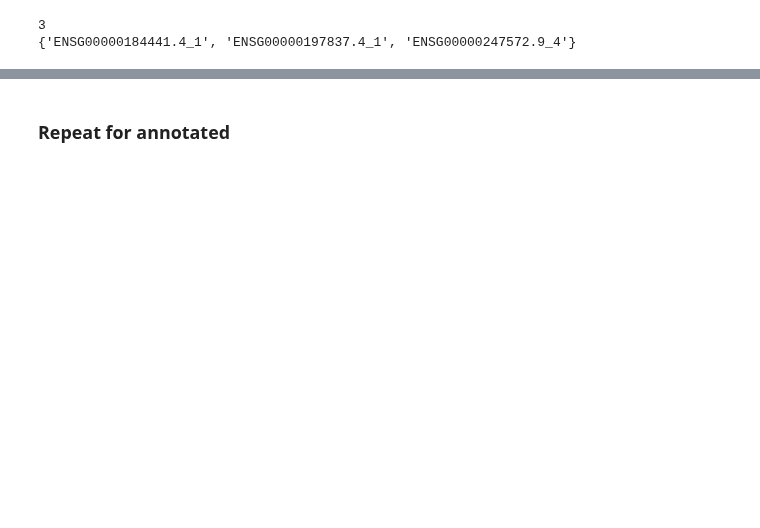
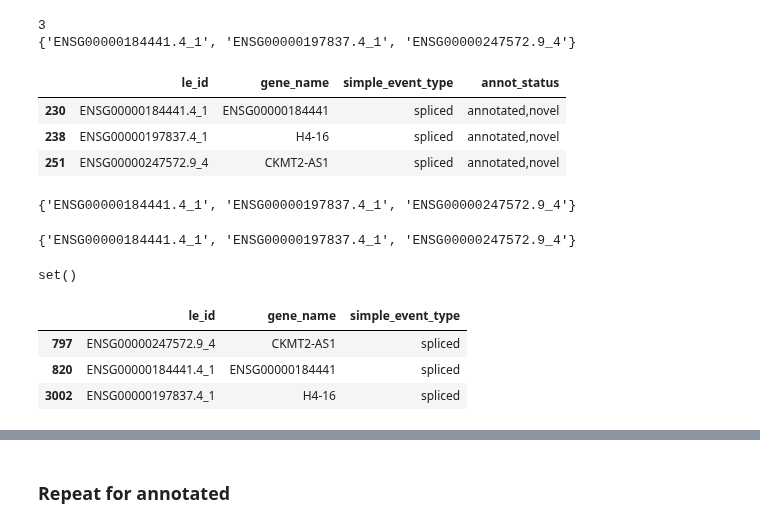
Before and after one commit to frattalab/tdp43-apa, a Jupyter notebook: motifs/notebooks/define_iclip_regions_ale.ipynb, the cells around one changed output, grey strips where cells are left out. Cells and saved outputs as stored; diff of their text form; code cells hidden in the pictures; blank space fills up the shorter version.

```diff
--- a/motifs/notebooks/define_iclip_regions_ale.ipynb
+++ b/motifs/notebooks/define_iclip_regions_ale.ipynb
@@ -154,8 +201,39 @@ Number of novel spliced intervals after selecting representative LEs - 1341
 # %%
 # see if any missing ids
-missing_cryp_spl = le_id_spliced_novel_cryp - set(novel_le_rep_spliced.subset(lambda df: df.le_id_quant.isin(le_id_spliced_novel_cryp)).le_id_quant)
-print(len(missing_cryp_spl))
-print(missing_cryp_spl)
+missing_novel_cryp_spl = le_id_spliced_novel_cryp - set(novel_le_rep_spliced.subset(lambda df: df.le_id_quant.isin(le_id_spliced_novel_cryp)).le_id_quant)
+print(len(missing_novel_cryp_spl))
+print(missing_novel_cryp_spl)
 # %% [output]
 3
 {'ENSG00000184441.4_1', 'ENSG00000197837.4_1', 'ENSG00000247572.9_4'}
+# %%
+# what are the three missing IDs?
+cryptics_df.loc[cryptics_df.le_id.isin(missing_novel_cryp_spl), ["le_id", "gene_name", "simple_event_type", "annot_status"]]
+# %% [output]
+|  | le_id | gene_name | simple_event_type | annot_status |
+| 230 | ENSG00000184441.4_1 | ENSG00000184441 | spliced | annotated,novel |
+| 238 | ENSG00000197837.4_1 | H4-16 | spliced | annotated,novel |
+| 251 | ENSG00000247572.9_4 | CKMT2-AS1 | spliced | annotated,novel |
+# %%
+# were they included in the input set of novel last exons provided to function?
+missing_novel_cryp_spl.difference(le_id_spliced)
+# %% [output]
+{'ENSG00000184441.4_1', 'ENSG00000197837.4_1', 'ENSG00000247572.9_4'}
+# %%
+# were they excluded because the same last exon has a novel distal 3'UTR extension?
+missing_novel_cryp_spl.intersection(le_id_spliced_d3utr_olap)
+# %% [output]
+{'ENSG00000184441.4_1', 'ENSG00000197837.4_1', 'ENSG00000247572.9_4'}
+# %%
+# were they excuded because also annotated as bleedthrough?
+missing_novel_cryp_spl.intersection(le_id_spliced_bleed)
+# %% [output]
+set()
+# %%
+# were they in le_id_spliced intially (which was just pulled from dexseq_df)
+dexseq_df.loc[dexseq_df.le_id.isin(missing_novel_cryp_spl), ["le_id", "gene_name", "simple_event_type"]].drop_duplicates()
+# %% [output]
+|  | le_id | gene_name | simple_event_type |
+| 797 | ENSG00000247572.9_4 | CKMT2-AS1 | spliced |
+| 820 | ENSG00000184441.4_1 | ENSG00000184441 | spliced |
+| 3002 | ENSG00000197837.4_1 | H4-16 | spliced |
```
Also changed, not shown: parts of 56 cells of this notebook.
